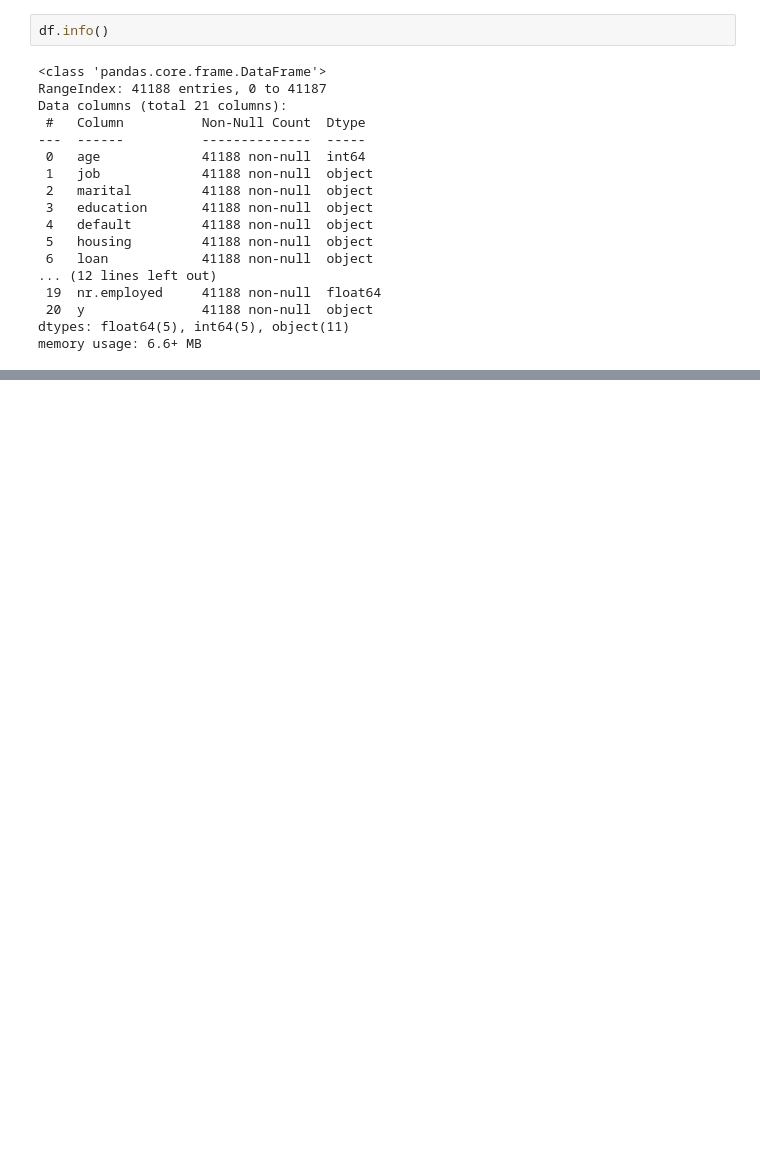
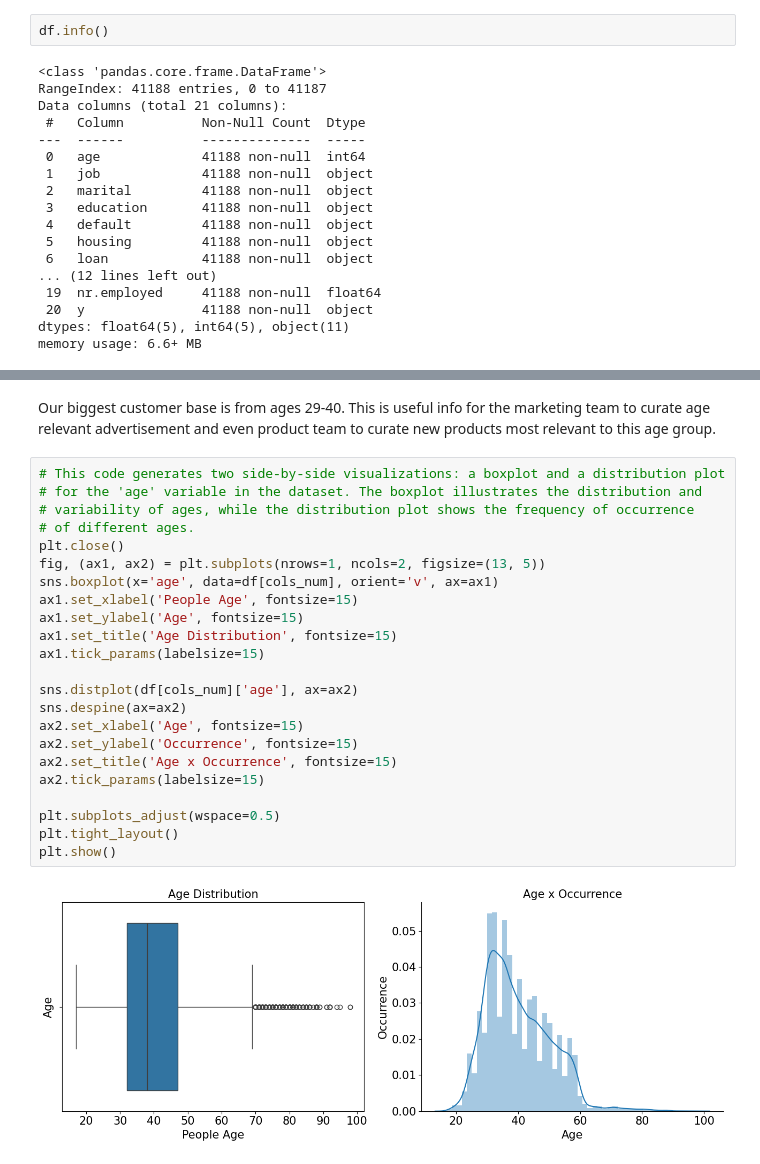
Before and after one commit to jn607/Client-Bank-Term-Deposit-ML-, a Jupyter notebook: notebook.ipynb, the cells around one changed output, grey strips where cells are left out. Saved outputs shown, nothing was run; the diff lists cells and outputs as text; blank space fills up the shorter version.

```diff
--- a/notebook.ipynb
+++ b/notebook.ipynb
@@ -58,0 +194,27 @@ memory usage: 6.6+ MB
+# %% [markdown]
+Our biggest customer base is from ages 29-40. This is useful info for the marketing team to curate age relevant advertisement and even product team to curate new products most relevant to this age group.
+# %%
+# This code generates two side-by-side visualizations: a boxplot and a distribution plot
+# for the 'age' variable in the dataset. The boxplot illustrates the distribution and
+# variability of ages, while the distribution plot shows the frequency of occurrence
+# of different ages.
+plt.close()
+fig, (ax1, ax2) = plt.subplots(nrows=1, ncols=2, figsize=(13, 5))
+sns.boxplot(x='age', data=df[cols_num], orient='v', ax=ax1)
+ax1.set_xlabel('People Age', fontsize=15)
+ax1.set_ylabel('Age', fontsize=15)
+ax1.set_title('Age Distribution', fontsize=15)
+ax1.tick_params(labelsize=15)
+
+sns.distplot(df[cols_num]['age'], ax=ax2)
+sns.despine(ax=ax2)
+ax2.set_xlabel('Age', fontsize=15)
+ax2.set_ylabel('Occurrence', fontsize=15)
+ax2.set_title('Age x Occurrence', fontsize=15)
+ax2.tick_params(labelsize=15)
+
+plt.subplots_adjust(wspace=0.5)
+plt.tight_layout()
+plt.show()
+# %% [output]
+[figure, added]
```
Also changed, not shown: parts of 22 cells of this notebook.
